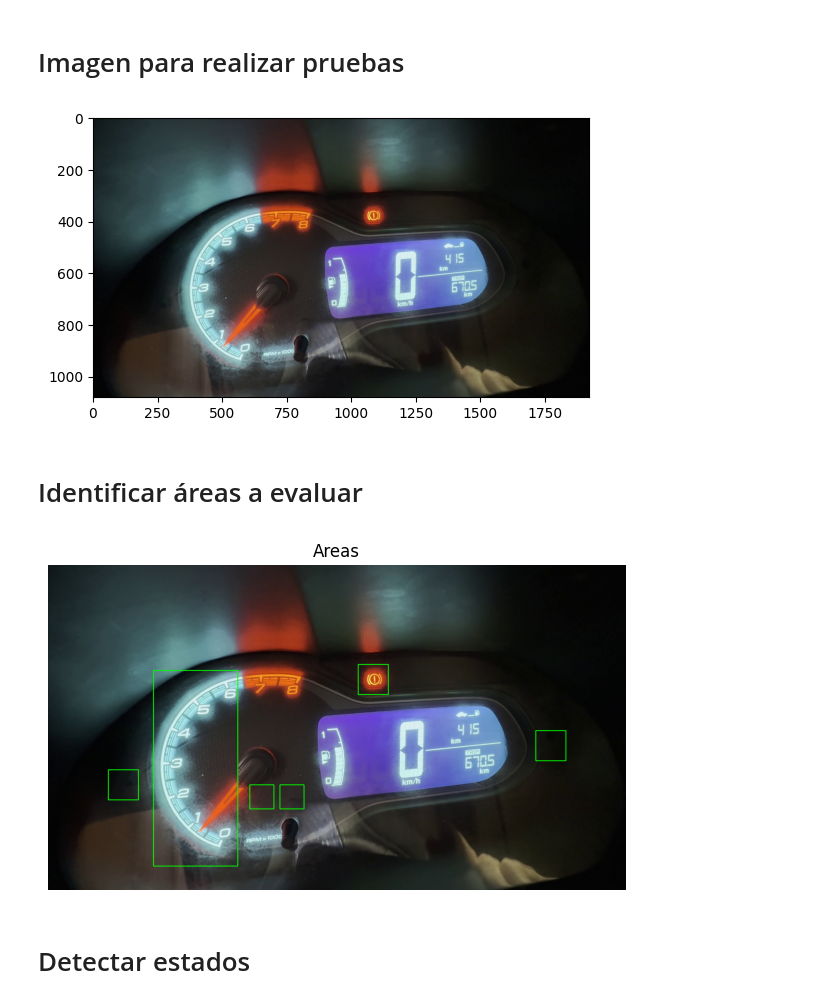
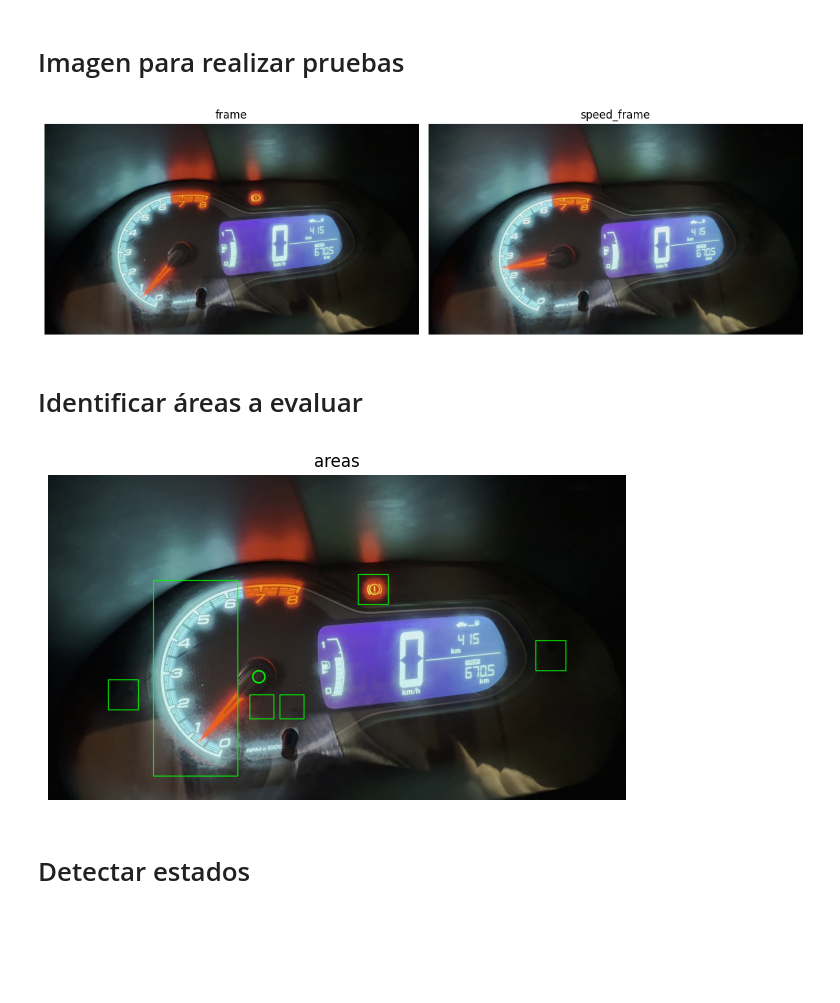
Before and after one commit to bartolomeoadrian/computer-vision, a Jupyter notebook: final.ipynb, the cells around one changed output. Saved outputs shown, nothing was run; the diff lists cells and outputs as text; code cells hidden in the pictures; blank space fills up the shorter version.

```diff
--- a/final.ipynb
+++ b/final.ipynb
@@ -36,17 +37,20 @@ def show_images(images, rows=1, cols=2, figsize=(12, 8)):
 # %%
 cap = cv2.VideoCapture('/content/dashboard.mp4')
 
 cap.set(cv2.CAP_PROP_POS_MSEC, 16 * 1000)
+ret, frame = cap.read()
 
-ret, frame = cap.read()
+cap.set(cv2.CAP_PROP_POS_MSEC, 30 * 1000)
+ret, speed_frame = cap.read()
+
 cap.release()
 
 frame_rgb = cv2.cvtColor(frame, cv2.COLOR_BGR2RGB)
+speed_frame_rgb = cv2.cvtColor(speed_frame, cv2.COLOR_BGR2RGB)
 
-plt.imshow(frame_rgb)
-plt.show()
+show_images([("frame", frame_rgb), ("speed_frame", speed_frame_rgb)])
 # %% [output]
-[figure, old version]
+[figure, new version]
 # %% [markdown]
 # Identificar áreas a evaluar
 # %%
@@ -57,22 +61,28 @@ RIGHT_TURN = (1620, 550, 1720, 650)
 HAND_BRAKE = (1030, 330, 1130, 430)
 HIGH_BEAMS = (770, 730, 850, 810)
 PARKING_LIGHTS = (670, 730, 750, 810)
-SPEEDOMETER = (350, 350, 630, 1000)
+SPEEDO_METER = (350, 350, 630, 1000)
+NEEDLE_CENTER = (700, 670)
 
 def draw_box(frame, box, color=(0,255,0)):
     x1, y1, x2, y2 = box
     cv2.rectangle(frame, (x1, y1), (x2, y2), color, 2)
+
+def draw_point(frame, point, color=(0,255,0)):
+    x, y = point
+    cv2.circle(frame, (x, y), 20, color, 3)
 
 draw_box(frame, LEFT_TURN)
 draw_box(frame, RIGHT_TURN)
 draw_box(frame, HAND_BRAKE)
 draw_box(frame, HIGH_BEAMS)
 draw_box(frame, PARKING_LIGHTS)
-draw_box(frame, SPEEDOMETER)
+draw_box(frame, SPEEDO_METER)
+draw_point(frame, NEEDLE_CENTER)
 
-show_images([("Areas", frame)])
+show_images([("areas", frame)])
 # %% [output]
-[figure, old version]
+[figure, new version]
 # %% [markdown]
 # Detectar estados
 # %%
```
Also changed, not shown: parts of 6 cells of this notebook.
